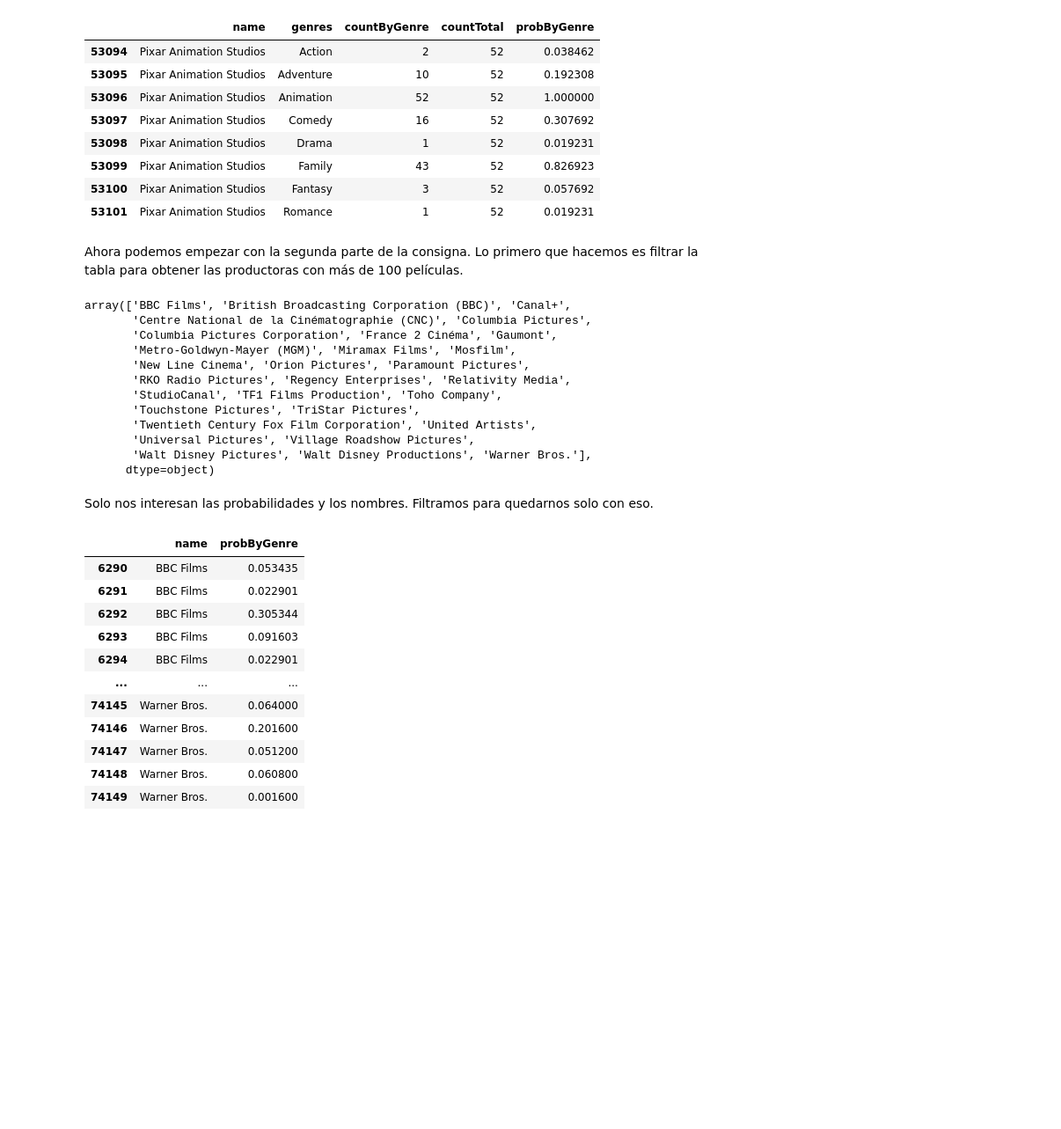
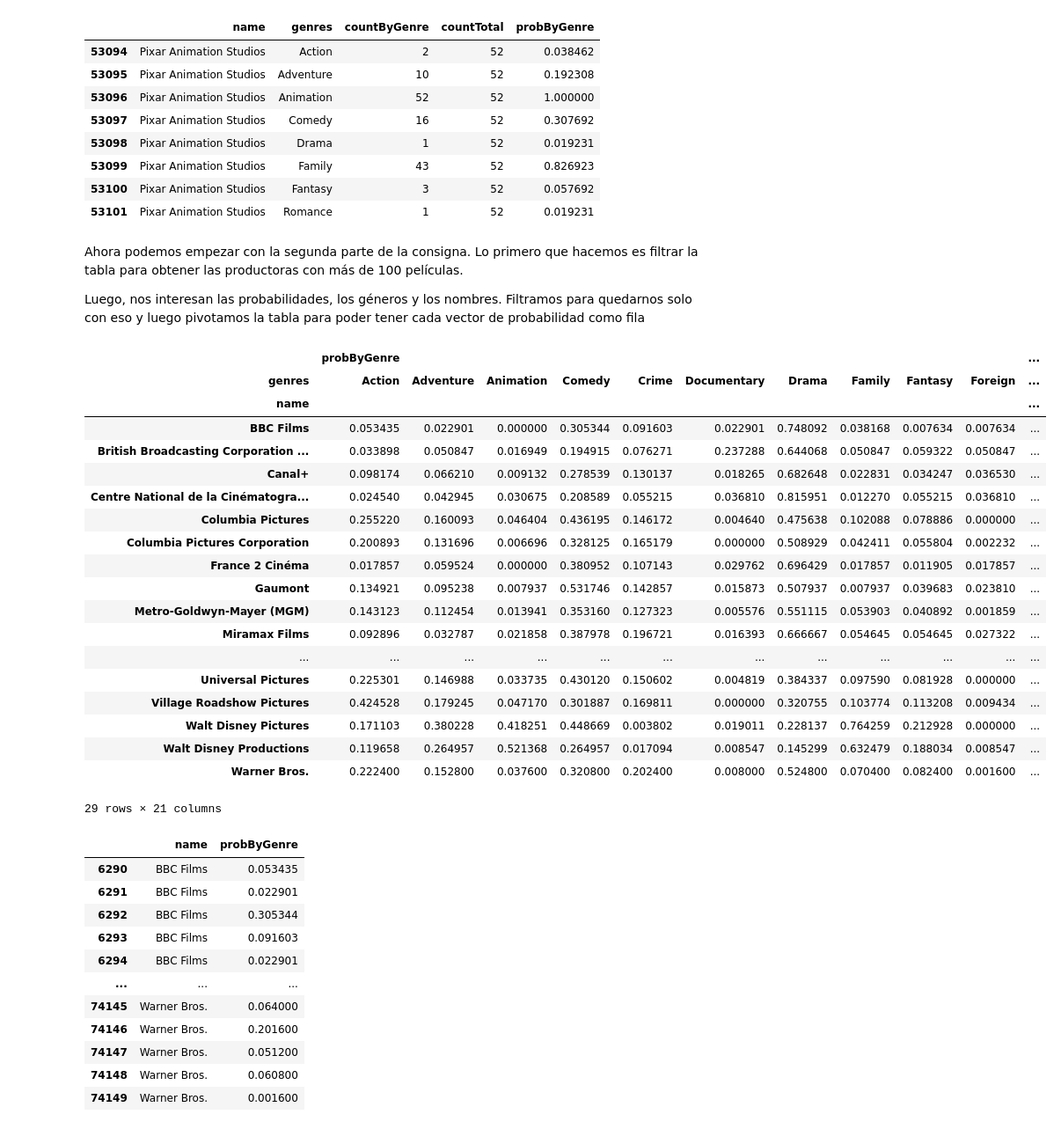
Before and after one commit to Nacho2904/orga_de_datos, a Jupyter notebook: tp_1.ipynb, the cells around one changed output. Shown at 88% size. Cells and saved outputs as stored; diff of their text form; code cells hidden in the pictures; blank space fills up the shorter version.

```diff
--- a/tp_1.ipynb
+++ b/tp_1.ipynb
@@ -1077,24 +1077,34 @@ df_counted_full[df_counted_full["name"] == "Pixar Animation Studios"]
 | 53101 | Pixar Animation Studios | Romance | 1 | 52 | 0.019231 |
 # %% [markdown]
 Ahora podemos empezar con la segunda parte de la consigna. Lo primero que hacemos es filtrar la tabla para obtener las productoras con más de 100 películas.
+
+Luego, nos interesan las probabilidades, los géneros y los nombres. Filtramos para quedarnos solo con eso y luego pivotamos la tabla para poder tener cada vector de probabilidad como fila
 # %%
 df_counted_full_filtered = df_counted_full[df_counted_full["countTotal"] > 100]
-df_counted_full_filtered["name"].unique()
+df_counted_full_filtered = df_counted_full_filtered[["name", "genres", "probByGenre"]]
+df_counted_full_pivoted = df_counted_full_filtered.pivot_table(index="name", columns = "genres").fillna(0)
+df_counted_full_pivoted
 # %% [output]
+|  | probByGenre |  |  |  |  |  |  |  |  |  | ... |
+| genres | Action | Adventure | Animation | Comedy | Crime | Documentary | Drama | Family | Fantasy | Foreign | ... |
+| name |  |  |  |  |  |  |  |  |  |  | ... |
+| BBC Films | 0.053435 | 0.022901 | 0.000000 | 0.305344 | 0.091603 | 0.022901 | 0.748092 | 0.038168 | 0.007634 | 0.007634 | ... |
+| British Broadcasting Corporation ... | 0.033898 | 0.050847 | 0.016949 | 0.194915 | 0.076271 | 0.237288 | 0.644068 | 0.050847 | 0.059322 | 0.050847 | ... |
+| Canal+ | 0.098174 | 0.066210 | 0.009132 | 0.278539 | 0.130137 | 0.018265 | 0.682648 | 0.022831 | 0.034247 | 0.036530 | ... |
+| Centre National de la Cinématogra... | 0.024540 | 0.042945 | 0.030675 | 0.208589 | 0.055215 | 0.036810 | 0.815951 | 0.012270 | 0.055215 | 0.036810 | ... |
+| Columbia Pictures | 0.255220 | 0.160093 | 0.046404 | 0.436195 | 0.146172 | 0.004640 | 0.475638 | 0.102088 | 0.078886 | 0.000000 | ... |
+| Columbia Pictures Corporation | 0.200893 | 0.131696 | 0.006696 | 0.328125 | 0.165179 | 0.000000 | 0.508929 | 0.042411 | 0.055804 | 0.002232 | ... |
+| France 2 Cinéma | 0.017857 | 0.059524 | 0.000000 | 0.380952 | 0.107143 | 0.029762 | 0.696429 | 0.017857 | 0.011905 | 0.017857 | ... |
+| Gaumont | 0.134921 | 0.095238 | 0.007937 | 0.531746 | 0.142857 | 0.015873 | 0.507937 | 0.007937 | 0.039683 | 0.023810 | ... |
+| Metro-Goldwyn-Mayer (MGM) | 0.143123 | 0.112454 | 0.013941 | 0.353160 | 0.127323 | 0.005576 | 0.551115 | 0.053903 | 0.040892 | 0.001859 | ... |
+| Miramax Films | 0.092896 | 0.032787 | 0.021858 | 0.387978 | 0.196721 | 0.016393 | 0.666667 | 0.054645 | 0.054645 | 0.027322 | ... |
+| ... | ... | ... | ... | ... | ... | ... | ... | ... | ... | ... | ... |
+| Universal Pictures | 0.225301 | 0.146988 | 0.033735 | 0.430120 | 0.150602 | 0.004819 | 0.384337 | 0.097590 | 0.081928 | 0.000000 | ... |
+| Village Roadshow Pictures | 0.424528 | 0.179245 | 0.047170 | 0.301887 | 0.169811 | 0.000000 | 0.320755 | 0.103774 | 0.113208 | 0.009434 | ... |
+| Walt Disney Pictures | 0.171103 | 0.380228 | 0.418251 | 0.448669 | 0.003802 | 0.019011 | 0.228137 | 0.764259 | 0.212928 | 0.000000 | ... |
+| Walt Disney Productions | 0.119658 | 0.264957 | 0.521368 | 0.264957 | 0.017094 | 0.008547 | 0.145299 | 0.632479 | 0.188034 | 0.008547 | ... |
+| Warner Bros. | 0.222400 | 0.152800 | 0.037600 | 0.320800 | 0.202400 | 0.008000 | 0.524800 | 0.070400 | 0.082400 | 0.001600 | ... |
-array(['BBC Films', 'British Broadcasting Corporation (BBC)', 'Canal+',
-       'Centre National de la Cinématographie (CNC)', 'Columbia Pictures',
-       'Columbia Pictures Corporation', 'France 2 Cinéma', 'Gaumont',
-       'Metro-Goldwyn-Mayer (MGM)', 'Miramax Films', 'Mosfilm',
-       'New Line Cinema', 'Orion Pictures', 'Paramount Pictures',
-       'RKO Radio Pictures', 'Regency Enterprises', 'Relativity Media',
-       'StudioCanal', 'TF1 Films Production', 'Toho Company',
-       'Touchstone Pictures', 'TriStar Pictures',
-       'Twentieth Century Fox Film Corporation', 'United Artists',
-       'Universal Pictures', 'Village Roadshow Pictures',
-       'Walt Disney Pictures', 'Walt Disney Productions', 'Warner Bros.'],
-      dtype=object)
+29 rows × 21 columns
-# %% [markdown]
-Solo nos interesan las probabilidades y los nombres. Filtramos para quedarnos solo con eso.
 # %%
 df_counted_full_filtered = df_counted_full_filtered[["name", "probByGenre"]]
 df_counted_full_filtered
```
